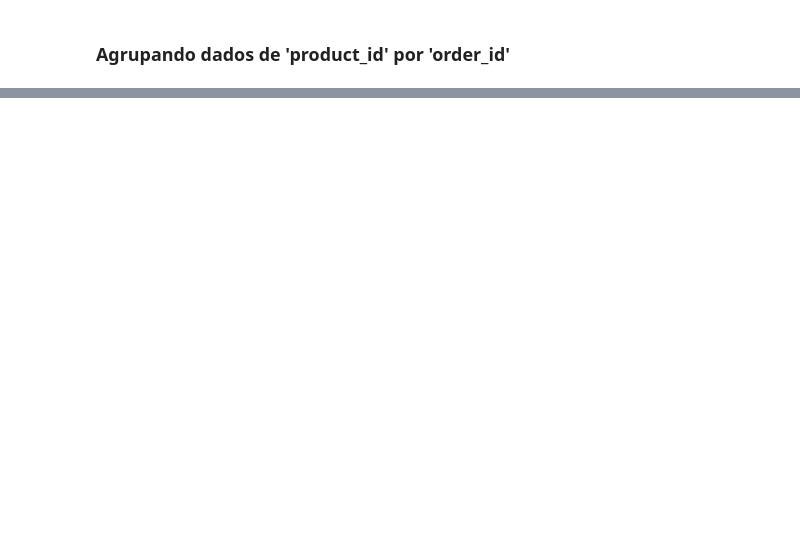
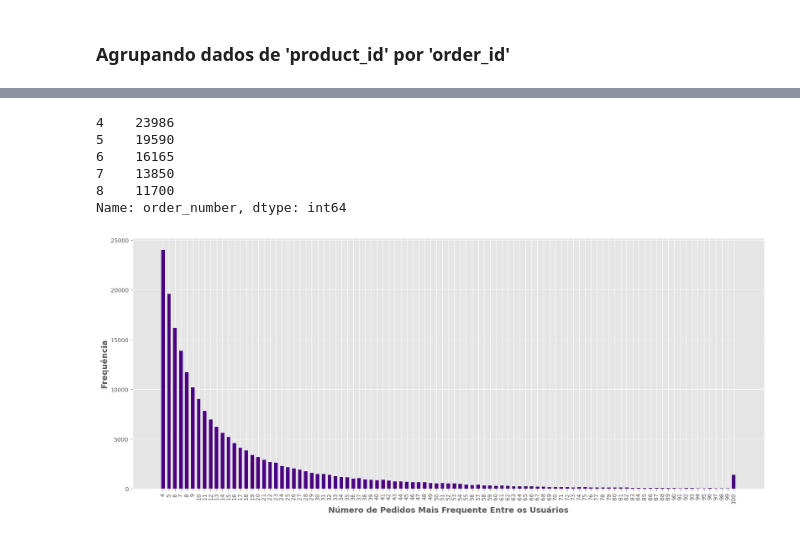
Before and after one commit to raulrosapacheco/Analise-Instacart-CestaDeMercado, a Jupyter notebook: Analise_Instacart_CestaDeMercado.ipynb, the cells around one changed output, grey strips where cells are left out. Cells and saved outputs as stored; diff of their text form; code cells hidden in the pictures; blank space fills up the shorter version.

```diff
--- a/Analise_Instacart_CestaDeMercado.ipynb
+++ b/Analise_Instacart_CestaDeMercado.ipynb
@@ -221,0 +225,4 @@ transactions.head(10)
+# %%
+# Number of orders per user
+number_orders_per_user = order.groupby("user_id")['order_number'].aggregate(np.max).reset_index()
+number_orders_per_user.head()
@@ -221,0 +236,22 @@ transactions.head(10)
+# %%
+# Count by number of orders
+count_per_number_orders = number_orders_per_user.order_number.value_counts()
+count_per_number_orders.head()
+# %% [output]
+4    23986
+5    19590
+6    16165
+7    13850
+8    11700
+Name: order_number, dtype: int64
+# %%
+# Plot
+plt.style.use('ggplot')
+plt.figure(figsize = (20,8))
+plt.bar(count_per_number_orders.index, count_per_number_orders.values, color = 'indigo', width = 0.6)
+plt.xticks(count_per_number_orders.index, rotation = 'vertical')
+plt.ylabel('Frequência', fontsize = 14, fontweight = 'bold')
+plt.xlabel('Número de Pedidos Mais Frequente Entre os Usuários', fontsize = 14, fontweight = 'bold')
+plt.show()
+# %% [output]
+[figure, added]
```
Also changed, not shown: parts of 12 cells of this notebook.
